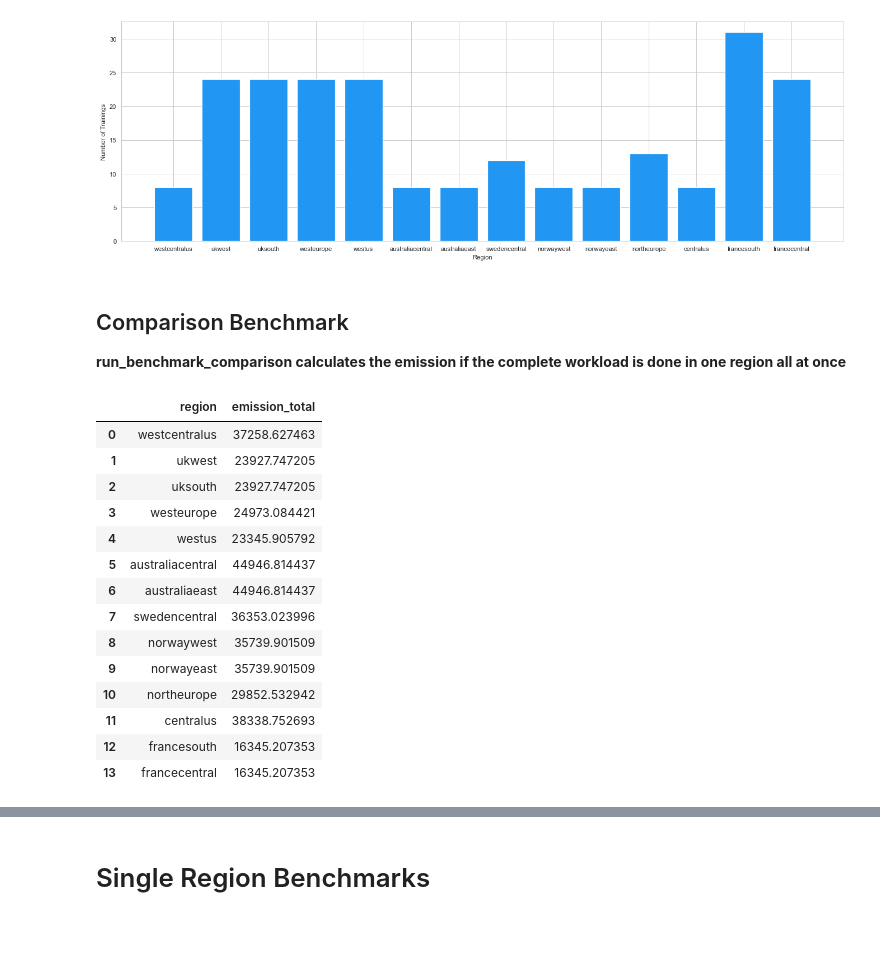
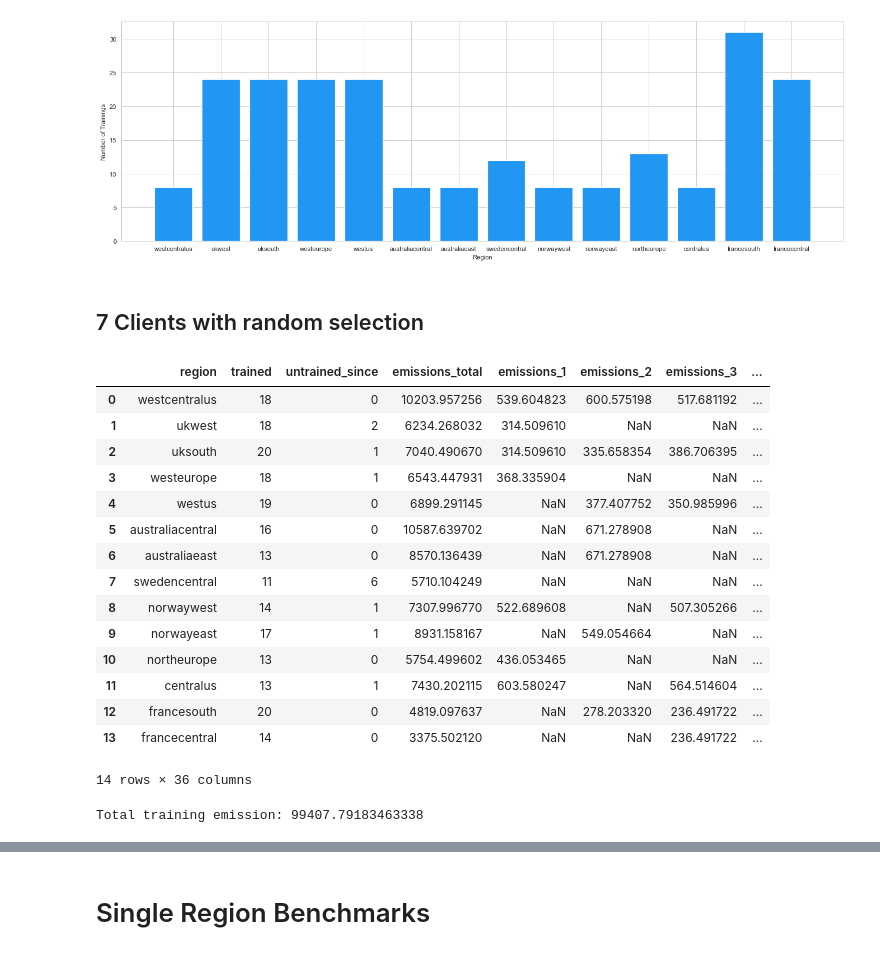
Before and after one commit to birnbaum/flwr-lowcarb, a Jupyter notebook: benchmark/benchmark_notebook_1.ipynb, the cells around one changed output, grey strips where cells are left out. Saved outputs shown, nothing was run; the diff lists cells and outputs as text; code cells hidden in the pictures.

```diff
--- a/benchmark/benchmark_notebook_1.ipynb
+++ b/benchmark/benchmark_notebook_1.ipynb
@@ -285,24 +306,26 @@ weighted_learning_result_plot_ax1.set_ylabel('Number of Trainings')
 weighted_learning_result_plot_ax1.bar(result['region'],result['trained']);
 # %% [output]
 [figure]
-# %% [markdown]
-## Comparison Benchmark
-**run_benchmark_comparison calculates the emission if the complete workload is done in one region all at once**
-# %%
-benchmark_comparison = run_benchmark_comparison(api, config)
-# %% [output]
-|  | region | emission_total |
-| 0 | westcentralus | 37258.627463 |
-| 1 | ukwest | 23927.747205 |
-| 2 | uksouth | 23927.747205 |
-| 3 | westeurope | 24973.084421 |
-| 4 | westus | 23345.905792 |
-| 5 | australiacentral | 44946.814437 |
-| 6 | australiaeast | 44946.814437 |
-| 7 | swedencentral | 36353.023996 |
-| 8 | norwaywest | 35739.901509 |
-| 9 | norwayeast | 35739.901509 |
-| 10 | northeurope | 29852.532942 |
-| 11 | centralus | 38338.752693 |
-| 12 | francesouth | 16345.207353 |
-| 13 | francecentral | 16345.207353 |
+# %% [markdown]
+## 7 Clients with random selection
+# %%
+result = run_benchmark(api, config_for_weighted_selection_7_clients, random_select_clients)
+print(f'Total training emission: {result["emissions_total"].sum()}')
+# %% [output]
+|  | region | trained | untrained_since | emissions_total | emissions_1 | emissions_2 | emissions_3 | ... |
+| 0 | westcentralus | 18 | 0 | 10203.957256 | 539.604823 | 600.575198 | 517.681192 | ... |
+| 1 | ukwest | 18 | 2 | 6234.268032 | 314.509610 | NaN | NaN | ... |
+| 2 | uksouth | 20 | 1 | 7040.490670 | 314.509610 | 335.658354 | 386.706395 | ... |
+| 3 | westeurope | 18 | 1 | 6543.447931 | 368.335904 | NaN | NaN | ... |
+| 4 | westus | 19 | 0 | 6899.291145 | NaN | 377.407752 | 350.985996 | ... |
+| 5 | australiacentral | 16 | 0 | 10587.639702 | NaN | 671.278908 | NaN | ... |
+| 6 | australiaeast | 13 | 0 | 8570.136439 | NaN | 671.278908 | NaN | ... |
+| 7 | swedencentral | 11 | 6 | 5710.104249 | NaN | NaN | NaN | ... |
+| 8 | norwaywest | 14 | 1 | 7307.996770 | 522.689608 | NaN | 507.305266 | ... |
+| 9 | norwayeast | 17 | 1 | 8931.158167 | NaN | 549.054664 | NaN | ... |
+| 10 | northeurope | 13 | 0 | 5754.499602 | 436.053465 | NaN | NaN | ... |
+| 11 | centralus | 13 | 1 | 7430.202115 | 603.580247 | NaN | 564.514604 | ... |
+| 12 | francesouth | 20 | 0 | 4819.097637 | NaN | 278.203320 | 236.491722 | ... |
+| 13 | francecentral | 14 | 0 | 3375.502120 | NaN | NaN | 236.491722 | ... |
+14 rows × 36 columns
+Total training emission: 99407.79183463338
```
Also changed, not shown: parts of 3 cells of this notebook.
